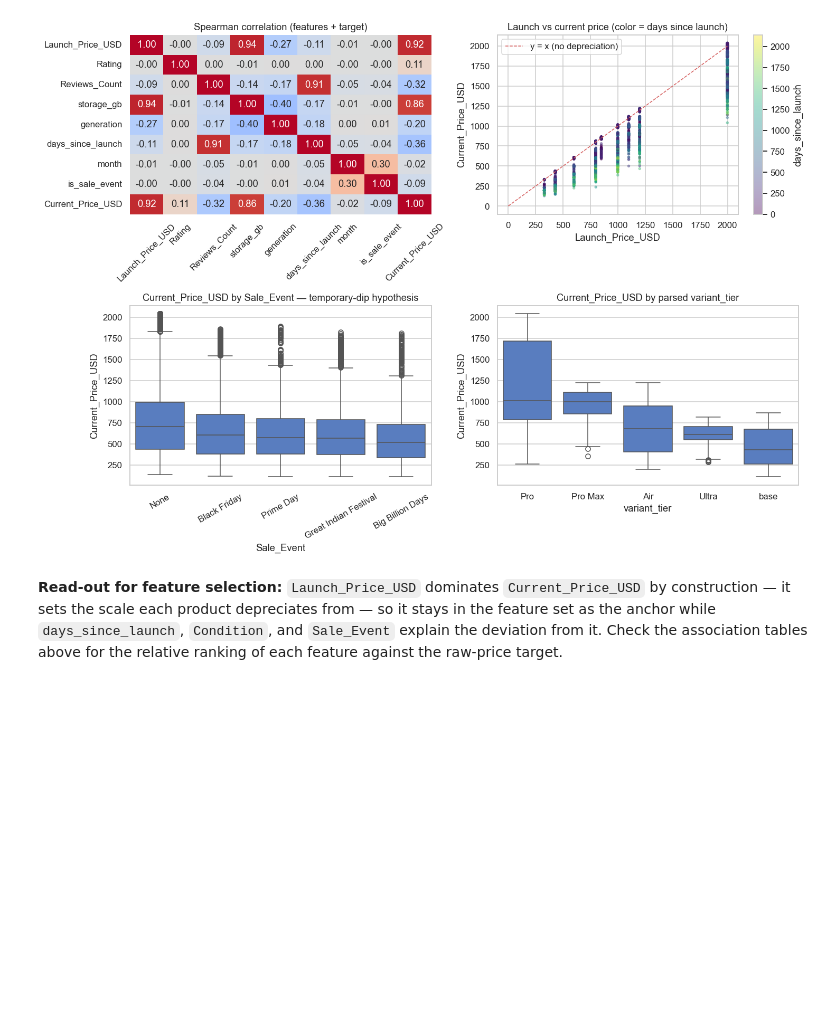
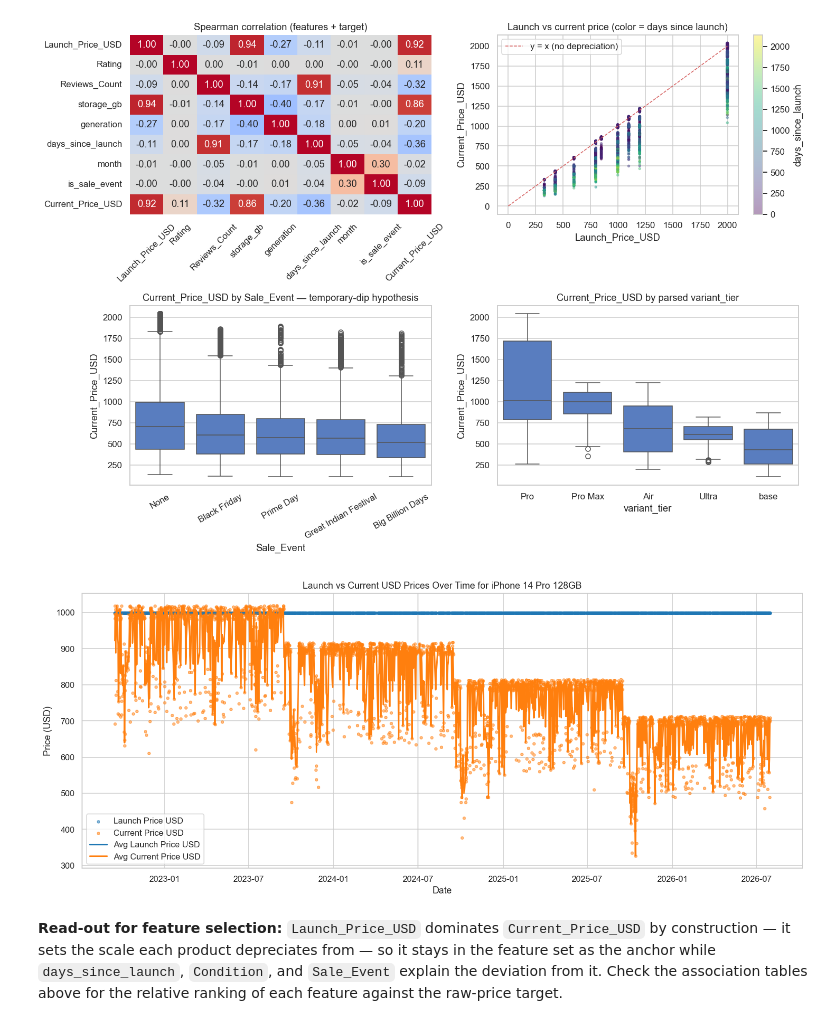
Before and after one commit to fuyaoqiuuu/DS---Apple-Product-Pricings, a Jupyter notebook: Apple_Pricing_EDA.ipynb, the cells around one changed output. Drawn from its saved outputs; the diff is of its cells as text; code cells hidden in the pictures; blank space fills up the shorter version.

```diff
--- a/Apple_Pricing_EDA.ipynb
+++ b/Apple_Pricing_EDA.ipynb
@@ -541,6 +624,34 @@ plt.tight_layout()
 plt.show()
 # %% [output]
 [figure]
+# %%
+popular_model = df['Model_Name'].value_counts().idxmax()
+popular_df = df[df['Model_Name'] == popular_model].sort_values('Date')
+
+daily_avg = popular_df.groupby('Date', observed=True).agg(
+    avg_launch_price_usd=('Launch_Price_USD', 'mean'),
+    avg_current_price_usd=('Current_Price_USD', 'mean')
+).reset_index()
+
+plt.figure(figsize=(14, 6))
+plt.scatter(popular_df['Date'], popular_df['Launch_Price_USD'],
+            label='Launch Price USD', color='tab:blue', alpha=0.5, s=12)
+plt.scatter(popular_df['Date'], popular_df['Current_Price_USD'],
+            label='Current Price USD', color='tab:orange', alpha=0.5, s=12)
+
+plt.plot(daily_avg['Date'], daily_avg['avg_launch_price_usd'],
+         color='tab:blue', linewidth=2, label='Avg Launch Price USD')
+plt.plot(daily_avg['Date'], daily_avg['avg_current_price_usd'],
+         color='tab:orange', linewidth=2, label='Avg Current Price USD')
+
+plt.title(f'Launch vs Current USD Prices Over Time for {popular_model}')
+plt.xlabel('Date')
+plt.ylabel('Price (USD)')
+plt.legend()
+plt.tight_layout()
+plt.show()
+# %% [output]
+[figure, added]
 # %% [markdown]
 **Read-out for feature selection:** `Launch_Price_USD` dominates `Current_Price_USD` by construction — it sets the scale each product depreciates from — so it stays in the feature set as the anchor while `days_since_launch`, `Condition`, and `Sale_Event` explain the deviation from it. Check the association tables above for the relative ranking of each feature against the raw-price target.
 # %% [markdown]
```
Also changed, not shown: parts of 5 cells of this notebook, 4 other files.
